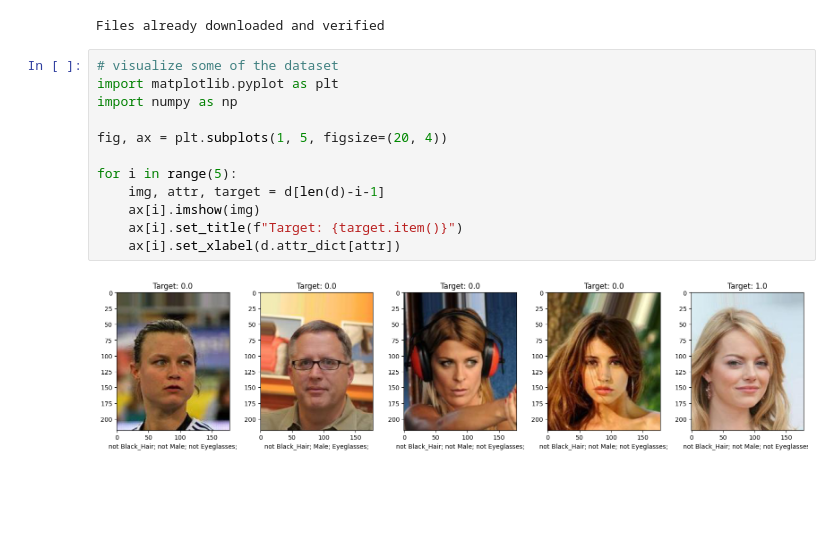
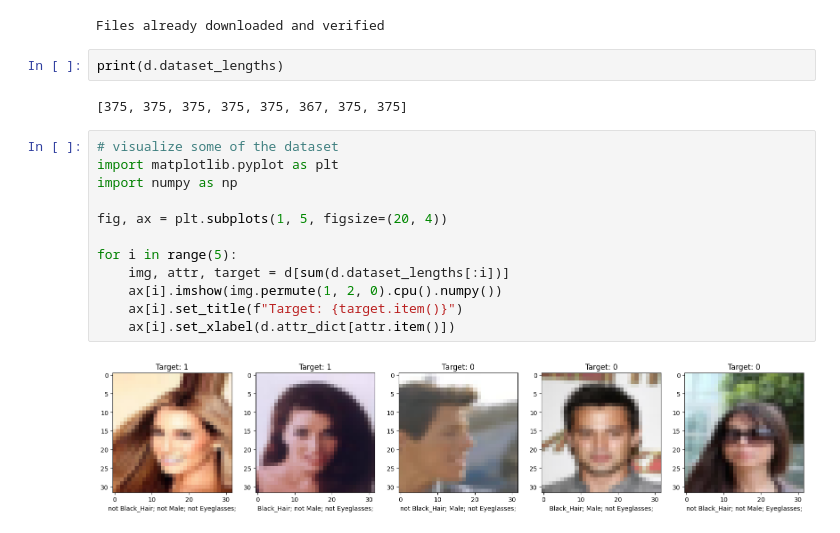
Before and after one commit to jagdeepsb/graph-of-experts, a Jupyter notebook: faces_dataset.ipynb, the cells around one changed output. Cells and saved outputs as stored; diff of their text form; blank space fills up the shorter version.

Commit message:
adjusted celeb dataset to optionally ensure each class is balanced

```diff
--- a/faces_dataset.ipynb
+++ b/faces_dataset.ipynb
@@ -4,17 +4,21 @@ from src.data import CelebADataset
 d = CelebADataset()
 # %% [output]
 Files already downloaded and verified
+# %%
+print(d.dataset_lengths)
+# %% [output]
+[375, 375, 375, 375, 375, 367, 375, 375]
 # %%
 # visualize some of the dataset
 import matplotlib.pyplot as plt
 import numpy as np
 
 fig, ax = plt.subplots(1, 5, figsize=(20, 4))
 
 for i in range(5):
-    img, attr, target = d[len(d)-i-1]
-    ax[i].imshow(img)
+    img, attr, target = d[sum(d.dataset_lengths[:i])]
+    ax[i].imshow(img.permute(1, 2, 0).cpu().numpy())
     ax[i].set_title(f"Target: {target.item()}")
-    ax[i].set_xlabel(d.attr_dict[attr])
+    ax[i].set_xlabel(d.attr_dict[attr.item()])
 # %% [output]
-[figure, old version]
+[figure, new version]
```
Also changed, not shown: 1 other file.
